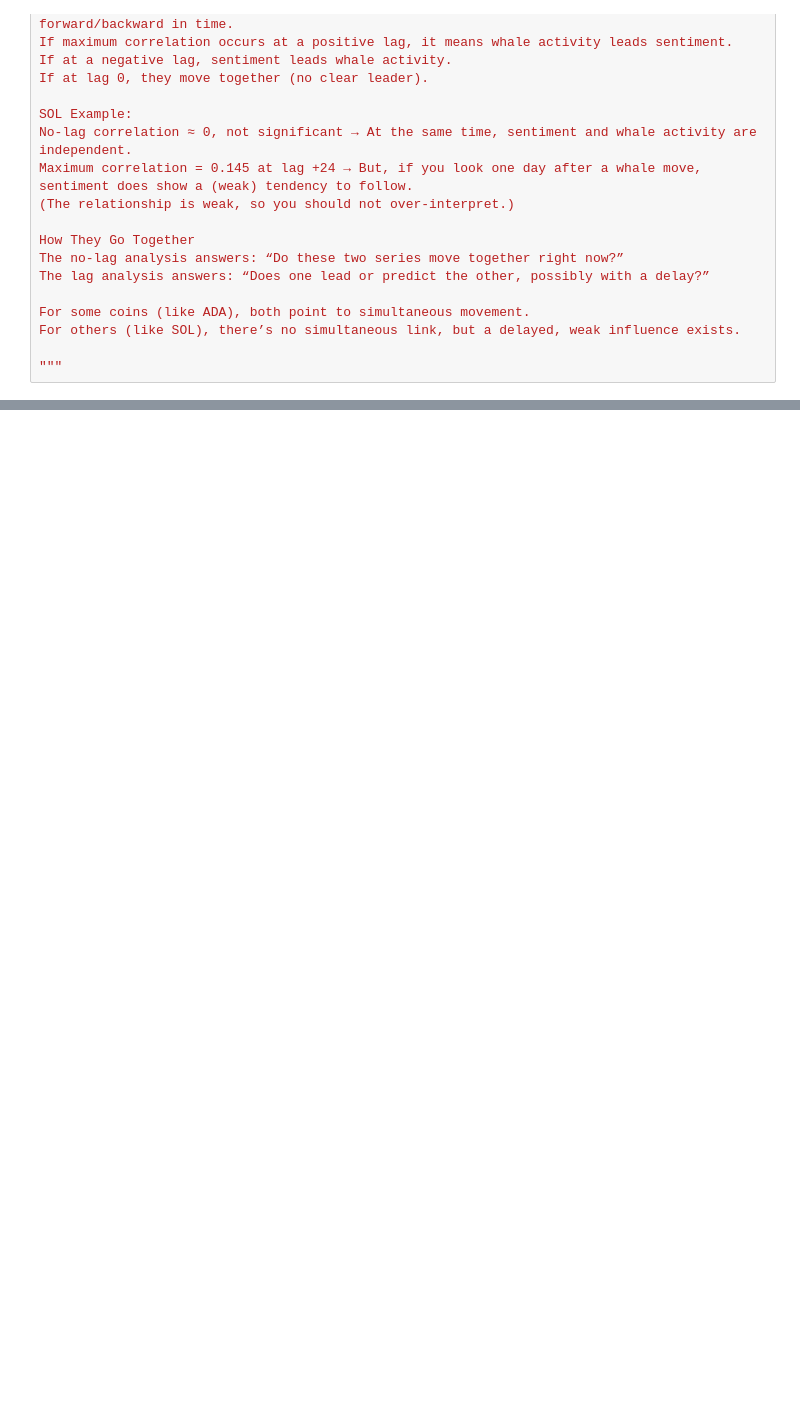
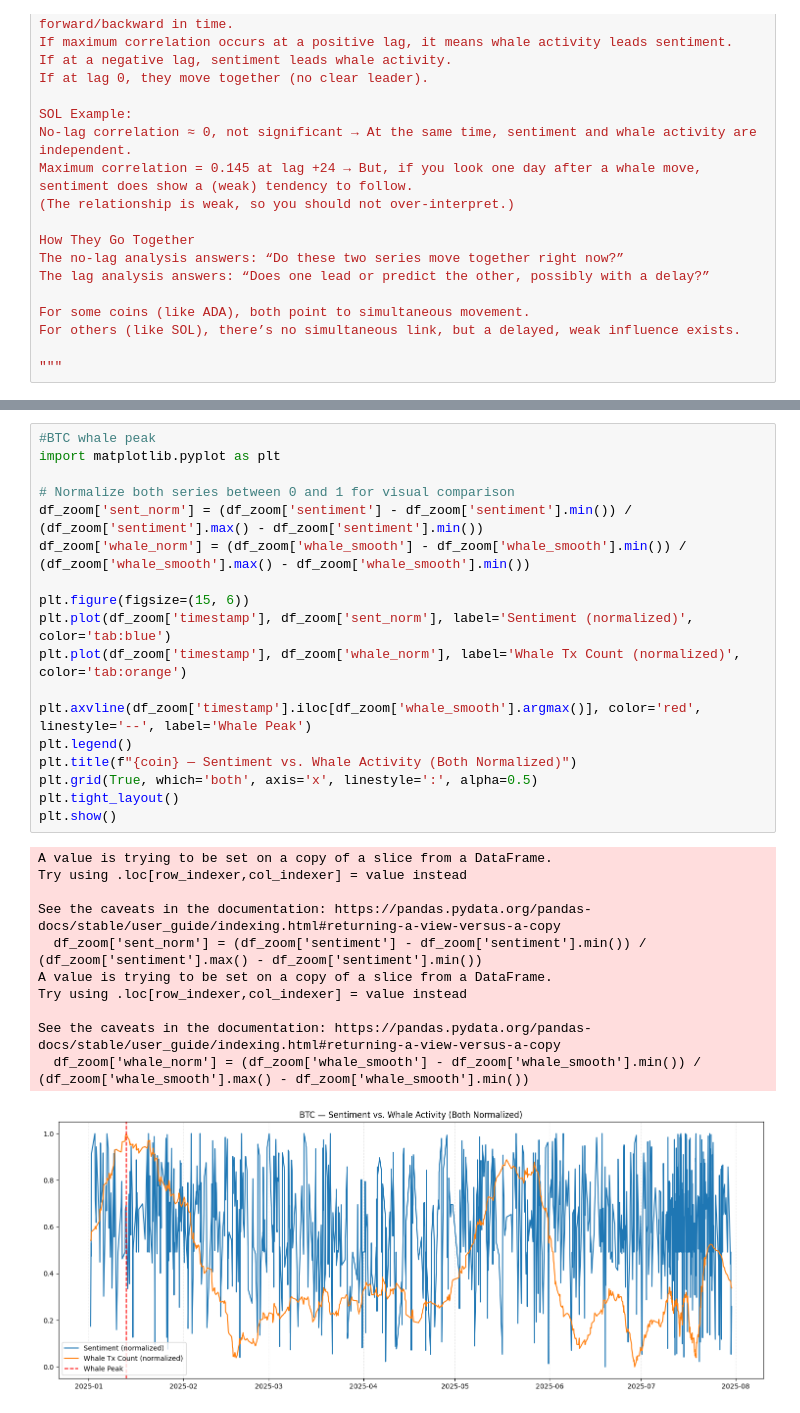
Before and after one commit to FeryGritli/crypto-sentiment-whales, a Jupyter notebook: notebooks/06_Sentiment_Whales_Operations.ipynb, the cells around one changed output, grey strips where cells are left out. Drawn from its saved outputs; the diff is of its cells as text; blank space fills up the shorter version.

```diff
--- a/notebooks/06_Sentiment_Whales_Operations.ipynb
+++ b/notebooks/06_Sentiment_Whales_Operations.ipynb
@@ -661,0 +848,30 @@ For others (like SOL), there’s no simultaneous link, but a delayed, weak influ
+# %%
+#BTC whale peak
+import matplotlib.pyplot as plt
+
+# Normalize both series between 0 and 1 for visual comparison
+df_zoom['sent_norm'] = (df_zoom['sentiment'] - df_zoom['sentiment'].min()) / (df_zoom['sentiment'].max() - df_zoom['sentiment'].min())
+df_zoom['whale_norm'] = (df_zoom['whale_smooth'] - df_zoom['whale_smooth'].min()) / (df_zoom['whale_smooth'].max() - df_zoom['whale_smooth'].min())
+
+plt.figure(figsize=(15, 6))
+plt.plot(df_zoom['timestamp'], df_zoom['sent_norm'], label='Sentiment (normalized)', color='tab:blue')
+plt.plot(df_zoom['timestamp'], df_zoom['whale_norm'], label='Whale Tx Count (normalized)', color='tab:orange')
+
+plt.axvline(df_zoom['timestamp'].iloc[df_zoom['whale_smooth'].argmax()], color='red', linestyle='--', label='Whale Peak')
+plt.legend()
+plt.title(f"{coin} — Sentiment vs. Whale Activity (Both Normalized)")
+plt.grid(True, which='both', axis='x', linestyle=':', alpha=0.5)
+plt.tight_layout()
+plt.show()
+# %% [output]
+A value is trying to be set on a copy of a slice from a DataFrame.
+Try using .loc[row_indexer,col_indexer] = value instead
+
+See the caveats in the documentation: https://pandas.pydata.org/pandas-docs/stable/user_guide/indexing.html#returning-a-view-versus-a-copy
+  df_zoom['sent_norm'] = (df_zoom['sentiment'] - df_zoom['sentiment'].min()) / (df_zoom['sentiment'].max() - df_zoom['sentiment'].min())
+A value is trying to be set on a copy of a slice from a DataFrame.
+Try using .loc[row_indexer,col_indexer] = value instead
+
+See the caveats in the documentation: https://pandas.pydata.org/pandas-docs/stable/user_guide/indexing.html#returning-a-view-versus-a-copy
+  df_zoom['whale_norm'] = (df_zoom['whale_smooth'] - df_zoom['whale_smooth'].min()) / (df_zoom['whale_smooth'].max() - df_zoom['whale_smooth'].min())
+[figure, added]
```
Also changed, not shown: parts of 7 cells of this notebook.
